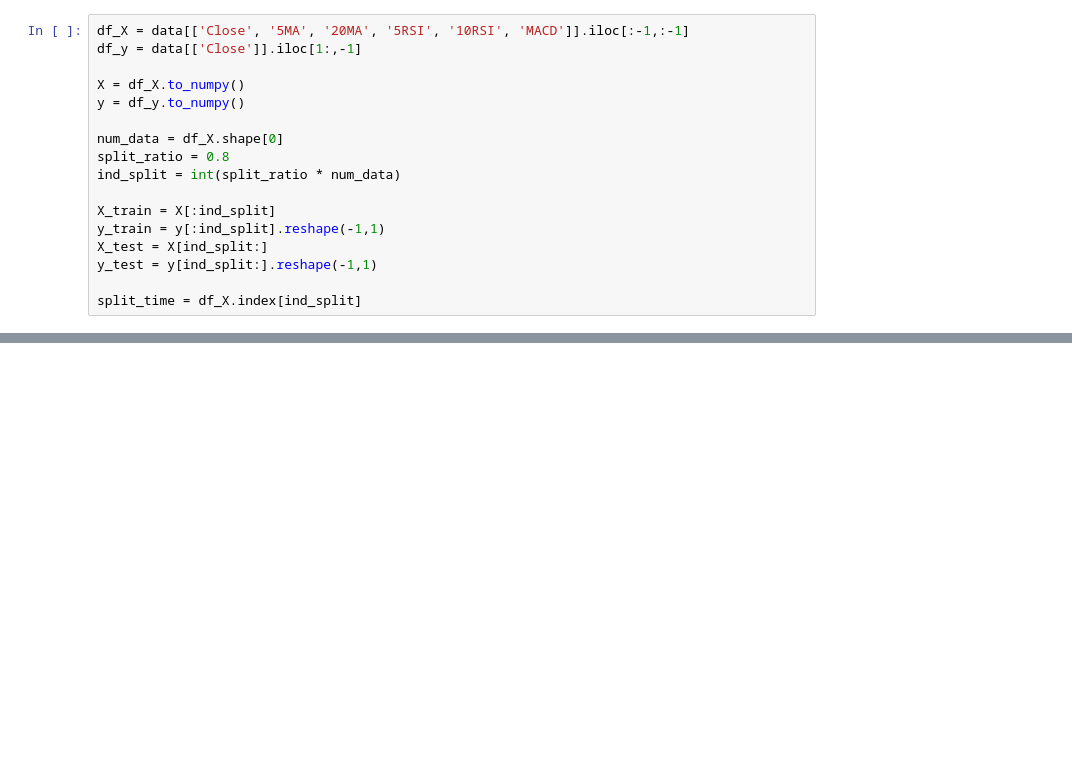
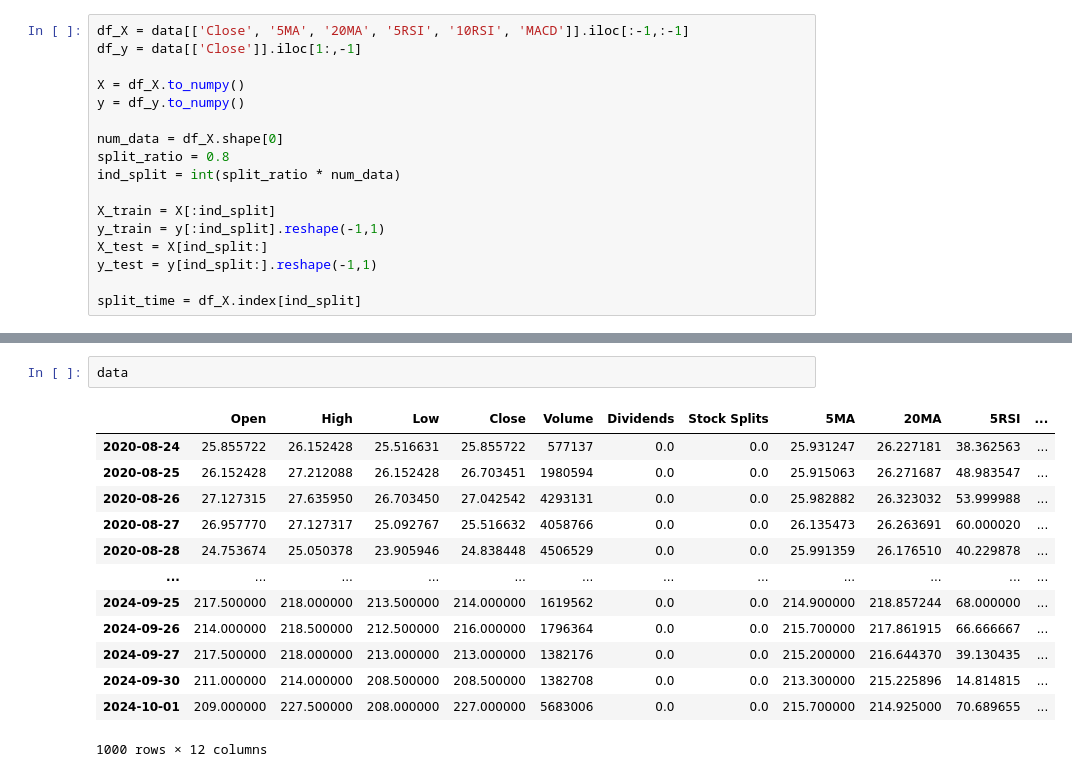
Before and after one commit to david900125/113NCHU_Big-Data-Analytics-for-Finance, a Jupyter notebook: week03.ipynb, the cells around one changed output, grey strips where cells are left out. Cells and saved outputs as stored; diff of their text form; blank space fills up the shorter version.

```diff
--- a/week03.ipynb
+++ b/week03.ipynb
@@ -188,0 +189,16 @@ R2 Score: -2.4816909960648323
+# %%
+data
+# %% [output]
+|  | Open | High | Low | Close | Volume | Dividends | Stock Splits | 5MA | 20MA | 5RSI | ... |
+| 2020-08-24 | 25.855722 | 26.152428 | 25.516631 | 25.855722 | 577137 | 0.0 | 0.0 | 25.931247 | 26.227181 | 38.362563 | ... |
+| 2020-08-25 | 26.152428 | 27.212088 | 26.152428 | 26.703451 | 1980594 | 0.0 | 0.0 | 25.915063 | 26.271687 | 48.983547 | ... |
+| 2020-08-26 | 27.127315 | 27.635950 | 26.703450 | 27.042542 | 4293131 | 0.0 | 0.0 | 25.982882 | 26.323032 | 53.999988 | ... |
+| 2020-08-27 | 26.957770 | 27.127317 | 25.092767 | 25.516632 | 4058766 | 0.0 | 0.0 | 26.135473 | 26.263691 | 60.000020 | ... |
+| 2020-08-28 | 24.753674 | 25.050378 | 23.905946 | 24.838448 | 4506529 | 0.0 | 0.0 | 25.991359 | 26.176510 | 40.229878 | ... |
+| ... | ... | ... | ... | ... | ... | ... | ... | ... | ... | ... | ... |
+| 2024-09-25 | 217.500000 | 218.000000 | 213.500000 | 214.000000 | 1619562 | 0.0 | 0.0 | 214.900000 | 218.857244 | 68.000000 | ... |
+| 2024-09-26 | 214.000000 | 218.500000 | 212.500000 | 216.000000 | 1796364 | 0.0 | 0.0 | 215.700000 | 217.861915 | 66.666667 | ... |
+| 2024-09-27 | 217.500000 | 218.000000 | 213.000000 | 213.000000 | 1382176 | 0.0 | 0.0 | 215.200000 | 216.644370 | 39.130435 | ... |
+| 2024-09-30 | 211.000000 | 214.000000 | 208.500000 | 208.500000 | 1382708 | 0.0 | 0.0 | 213.300000 | 215.225896 | 14.814815 | ... |
+| 2024-10-01 | 209.000000 | 227.500000 | 208.000000 | 227.000000 | 5683006 | 0.0 | 0.0 | 215.700000 | 214.925000 | 70.689655 | ... |
+1000 rows × 12 columns
```
Also changed, not shown: parts of 10 cells of this notebook.
